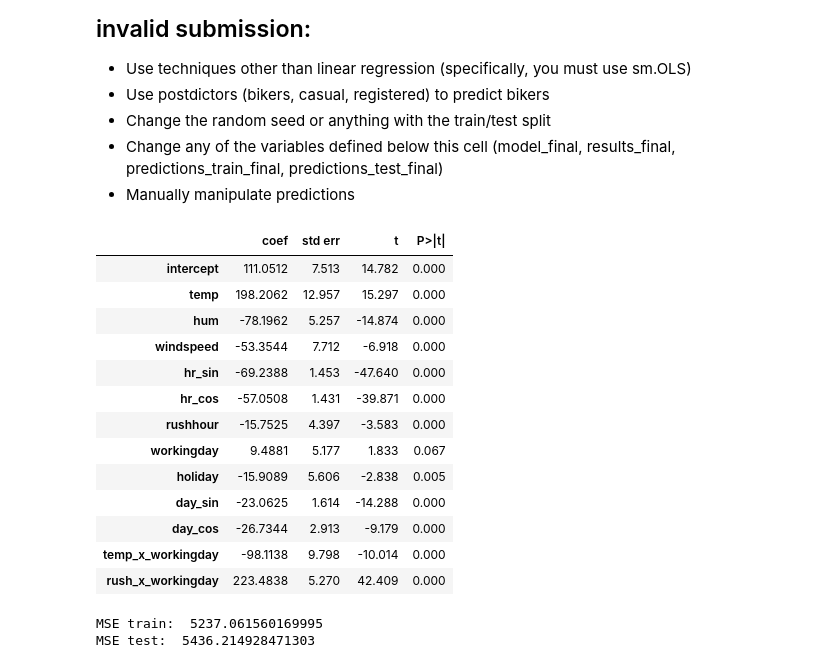
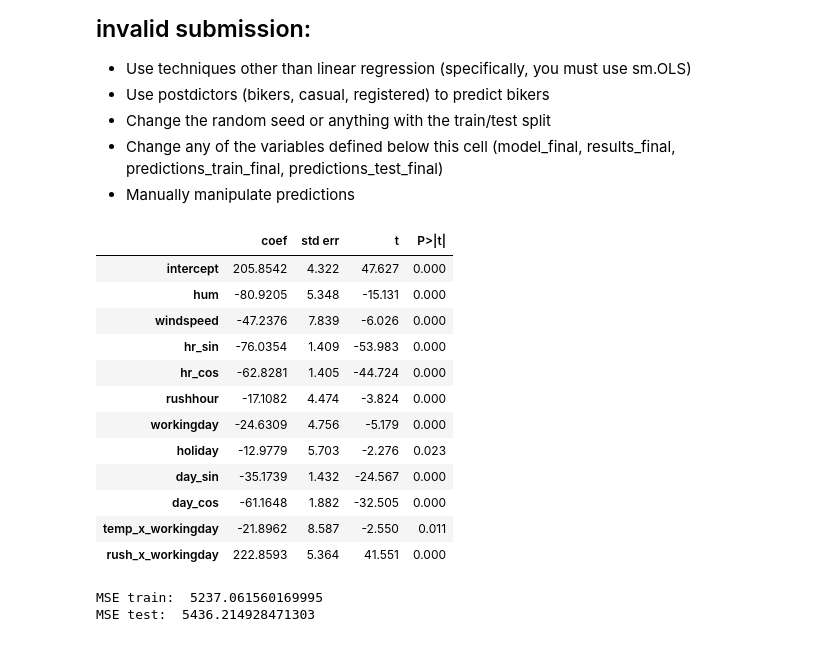
Before and after one commit to mib21010/code_2600, a Jupyter notebook: mod05_nonlinear.ipynb, the cells around one changed output. Drawn from its saved outputs; the diff is of its cells as text; code cells hidden in the pictures.

```diff
--- a/mod05_nonlinear.ipynb
+++ b/mod05_nonlinear.ipynb
@@ -340,41 +340,40 @@ X_test  = X_all.loc[X_test.index]
 # %%
 # Build your linear regression model here.
 vars_to_include = [
     'intercept',
-    'temp',
+    #'temp',
     'hum',
     'windspeed',
     'hr_sin',
     'hr_cos',
     'rushhour',
     'workingday',
     'holiday',
     'day_sin',
     'day_cos',
     'temp_x_workingday',
     'rush_x_workingday'
 ]
 
 
 
 model_final = sm.OLS(y_train, X_train[vars_to_include])
 results_final = model_final.fit()
 summarize(results_final)
 # %% [output]
 |  | coef | std err | t | P>|t| |
-| intercept | 111.0512 | 7.513 | 14.782 | 0.000 |
-| temp | 198.2062 | 12.957 | 15.297 | 0.000 |
-| hum | -78.1962 | 5.257 | -14.874 | 0.000 |
-| windspeed | -53.3544 | 7.712 | -6.918 | 0.000 |
-| hr_sin | -69.2388 | 1.453 | -47.640 | 0.000 |
-| hr_cos | -57.0508 | 1.431 | -39.871 | 0.000 |
-| rushhour | -15.7525 | 4.397 | -3.583 | 0.000 |
-| workingday | 9.4881 | 5.177 | 1.833 | 0.067 |
-| holiday | -15.9089 | 5.606 | -2.838 | 0.005 |
-| day_sin | -23.0625 | 1.614 | -14.288 | 0.000 |
-| day_cos | -26.7344 | 2.913 | -9.179 | 0.000 |
-| temp_x_workingday | -98.1138 | 9.798 | -10.014 | 0.000 |
-| rush_x_workingday | 223.4838 | 5.270 | 42.409 | 0.000 |
+| intercept | 205.8542 | 4.322 | 47.627 | 0.000 |
+| hum | -80.9205 | 5.348 | -15.131 | 0.000 |
+| windspeed | -47.2376 | 7.839 | -6.026 | 0.000 |
+| hr_sin | -76.0354 | 1.409 | -53.983 | 0.000 |
+| hr_cos | -62.8281 | 1.405 | -44.724 | 0.000 |
+| rushhour | -17.1082 | 4.474 | -3.824 | 0.000 |
+| workingday | -24.6309 | 4.756 | -5.179 | 0.000 |
+| holiday | -12.9779 | 5.703 | -2.276 | 0.023 |
+| day_sin | -35.1739 | 1.432 | -24.567 | 0.000 |
+| day_cos | -61.1648 | 1.882 | -32.505 | 0.000 |
+| temp_x_workingday | -21.8962 | 8.587 | -2.550 | 0.011 |
+| rush_x_workingday | 222.8593 | 5.364 | 41.551 | 0.000 |
 # %%
 predictions_train_final = predict(X_train[vars_to_include], results_final)
 print('MSE train: ', mse(y_train, predictions_train_final))
```
